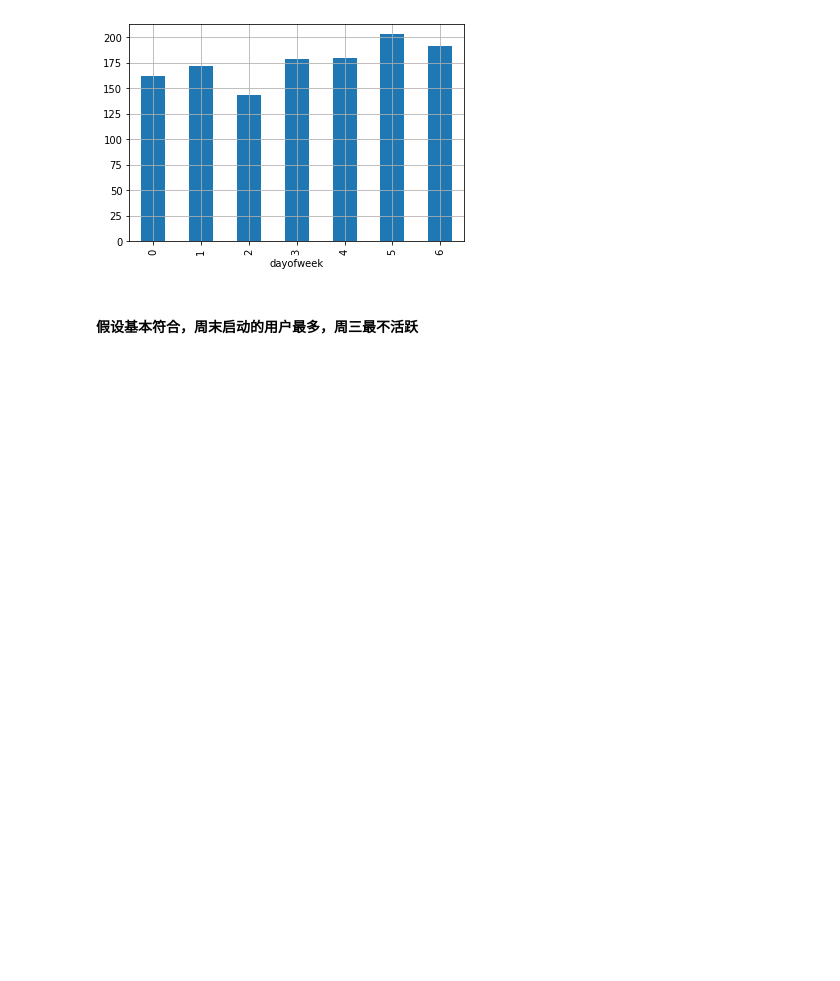
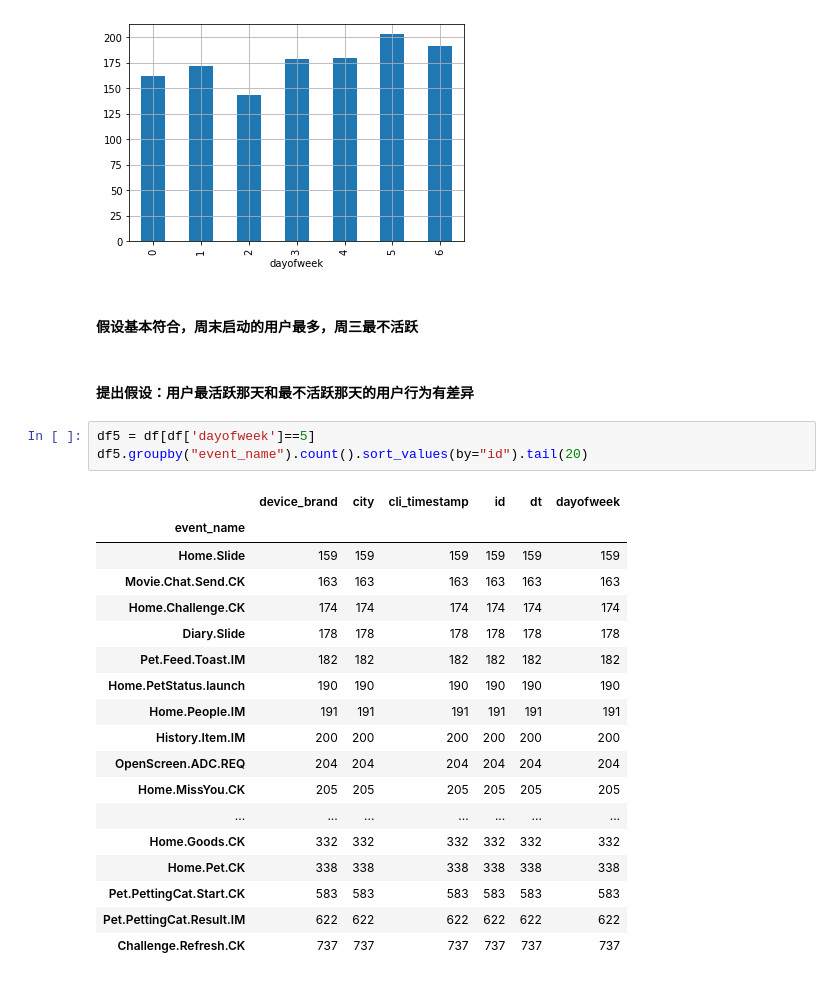
Before and after one commit to huji0624/data_analyze_course, a Jupyter notebook: 数据分析入门.ipynb, the cells around one changed output. Saved outputs shown, nothing was run; the diff lists cells and outputs as text; blank space fills up the shorter version.

```diff
--- a/数据分析入门.ipynb
+++ b/数据分析入门.ipynb
@@ -596,3 +663,27 @@ lauch_users.groupby("dayofweek").count()['dt'].plot(kind="bar")
 [figure]
 # %% [markdown]
 #### 假设基本符合，周末启动的用户最多，周三最不活跃
+# %% [markdown]
+#### 提出假设：用户最活跃那天和最不活跃那天的用户行为有差异
+# %%
+df5 = df[df['dayofweek']==5]
+df5.groupby("event_name").count().sort_values(by="id").tail(20)
+# %% [output]
+|  | device_brand | city | cli_timestamp | id | dt | dayofweek |
+| event_name |  |  |  |  |  |  |
+| Home.Slide | 159 | 159 | 159 | 159 | 159 | 159 |
+| Movie.Chat.Send.CK | 163 | 163 | 163 | 163 | 163 | 163 |
+| Home.Challenge.CK | 174 | 174 | 174 | 174 | 174 | 174 |
+| Diary.Slide | 178 | 178 | 178 | 178 | 178 | 178 |
+| Pet.Feed.Toast.IM | 182 | 182 | 182 | 182 | 182 | 182 |
+| Home.PetStatus.launch | 190 | 190 | 190 | 190 | 190 | 190 |
+| Home.People.IM | 191 | 191 | 191 | 191 | 191 | 191 |
+| History.Item.IM | 200 | 200 | 200 | 200 | 200 | 200 |
+| OpenScreen.ADC.REQ | 204 | 204 | 204 | 204 | 204 | 204 |
+| Home.MissYou.CK | 205 | 205 | 205 | 205 | 205 | 205 |
+| ... | ... | ... | ... | ... | ... | ... |
+| Home.Goods.CK | 332 | 332 | 332 | 332 | 332 | 332 |
+| Home.Pet.CK | 338 | 338 | 338 | 338 | 338 | 338 |
+| Pet.PettingCat.Start.CK | 583 | 583 | 583 | 583 | 583 | 583 |
+| Pet.PettingCat.Result.IM | 622 | 622 | 622 | 622 | 622 | 622 |
+| Challenge.Refresh.CK | 737 | 737 | 737 | 737 | 737 | 737 |
```
Also changed, not shown: parts of 39 cells of this notebook.
